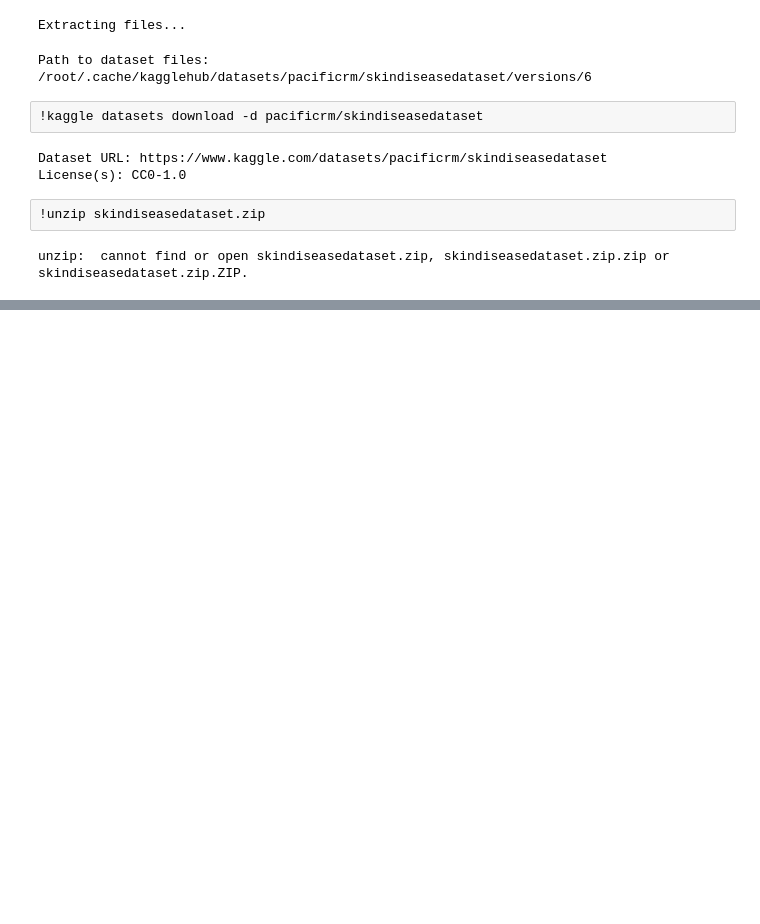
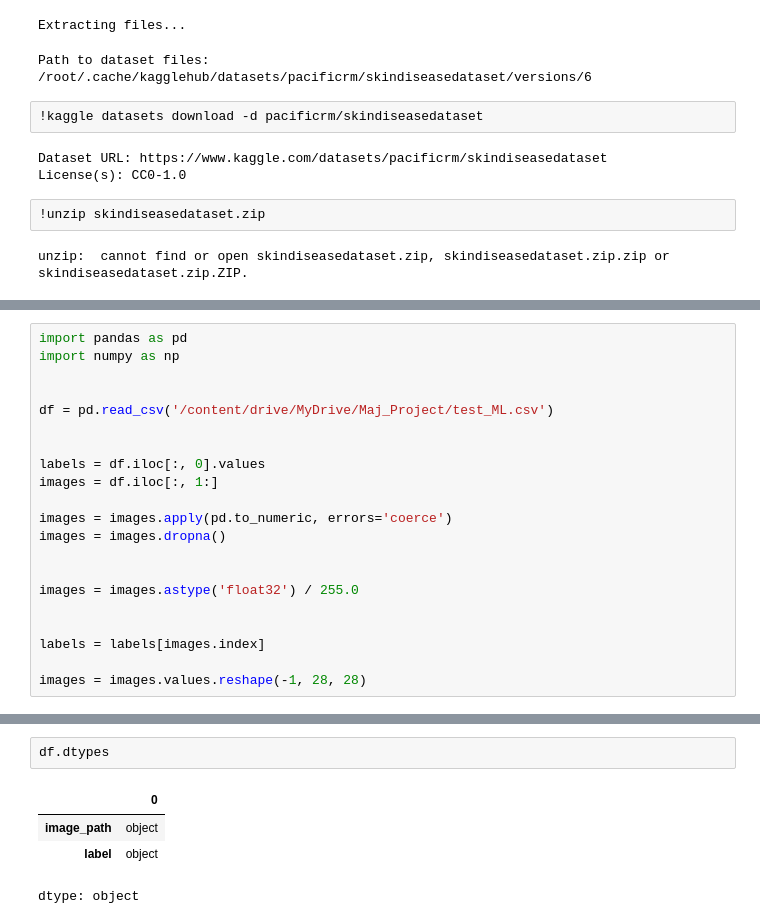
Before and after one commit to Swarup012/Skin_disease_image_prediction, a Jupyter notebook: Disease_PredictionML.ipynb, the cells around one changed output, grey strips where cells are left out. Saved outputs shown, nothing was run; the diff lists cells and outputs as text; blank space fills up the shorter version.

```diff
--- a/Disease_PredictionML.ipynb
+++ b/Disease_PredictionML.ipynb
@@ -163,0 +265,21 @@ unzip:  cannot find or open skindiseasedataset.zip, skindiseasedataset.zip.zip o
+# %%
+import pandas as pd
+import numpy as np
+
+
+df = pd.read_csv('/content/drive/MyDrive/Maj_Project/test_ML.csv')
+
+
+labels = df.iloc[:, 0].values
+images = df.iloc[:, 1:]
+
+images = images.apply(pd.to_numeric, errors='coerce')
+images = images.dropna()
+
+
+images = images.astype('float32') / 255.0
+
+
+labels = labels[images.index]
+
+images = images.values.reshape(-1, 28, 28)
@@ -163,0 +298,7 @@ unzip:  cannot find or open skindiseasedataset.zip, skindiseasedataset.zip.zip o
+# %%
+df.dtypes
+# %% [output]
+|  | 0 |
+| image_path | object |
+| label | object |
+dtype: object
```
Also changed, not shown: parts of 29 cells of this notebook.
